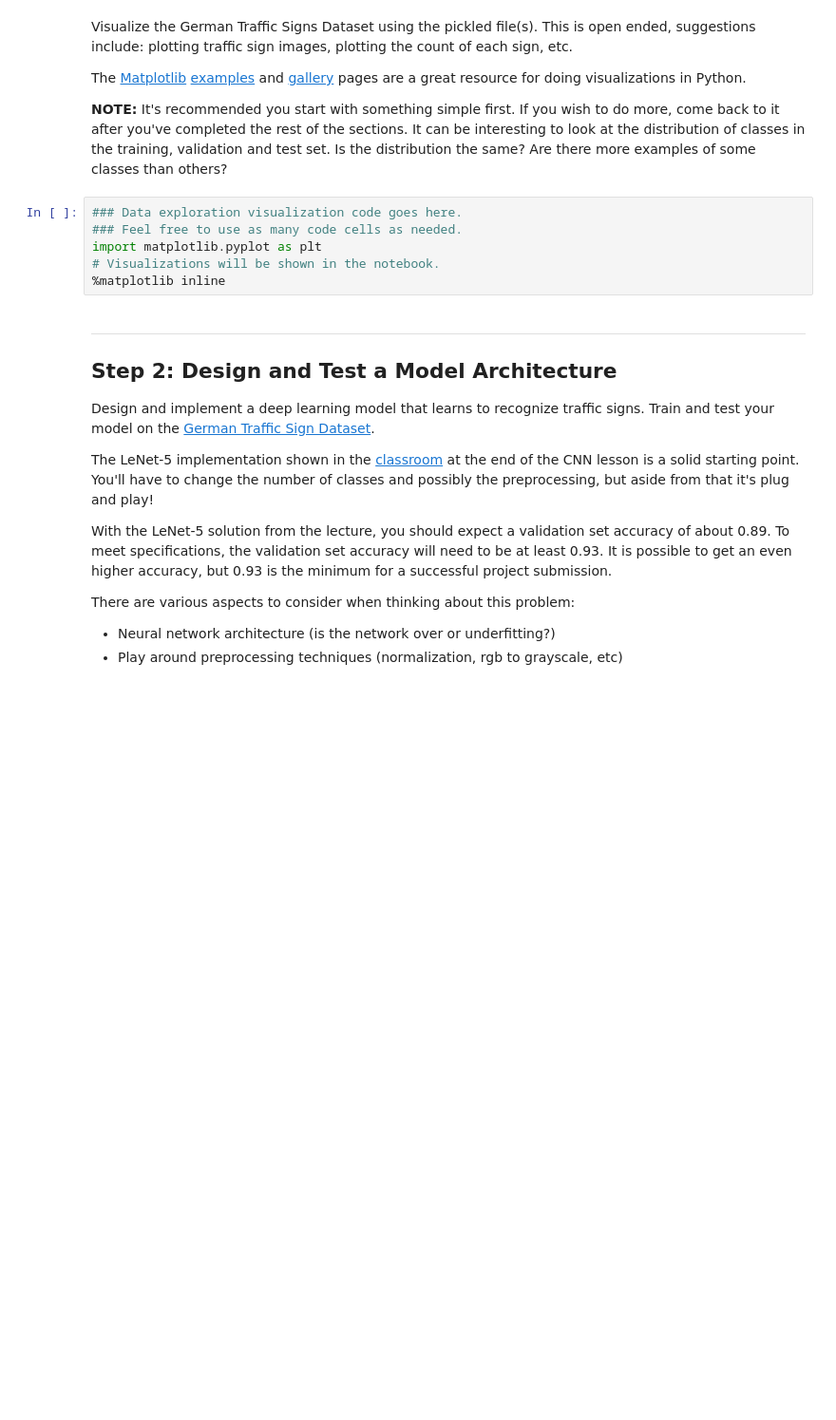
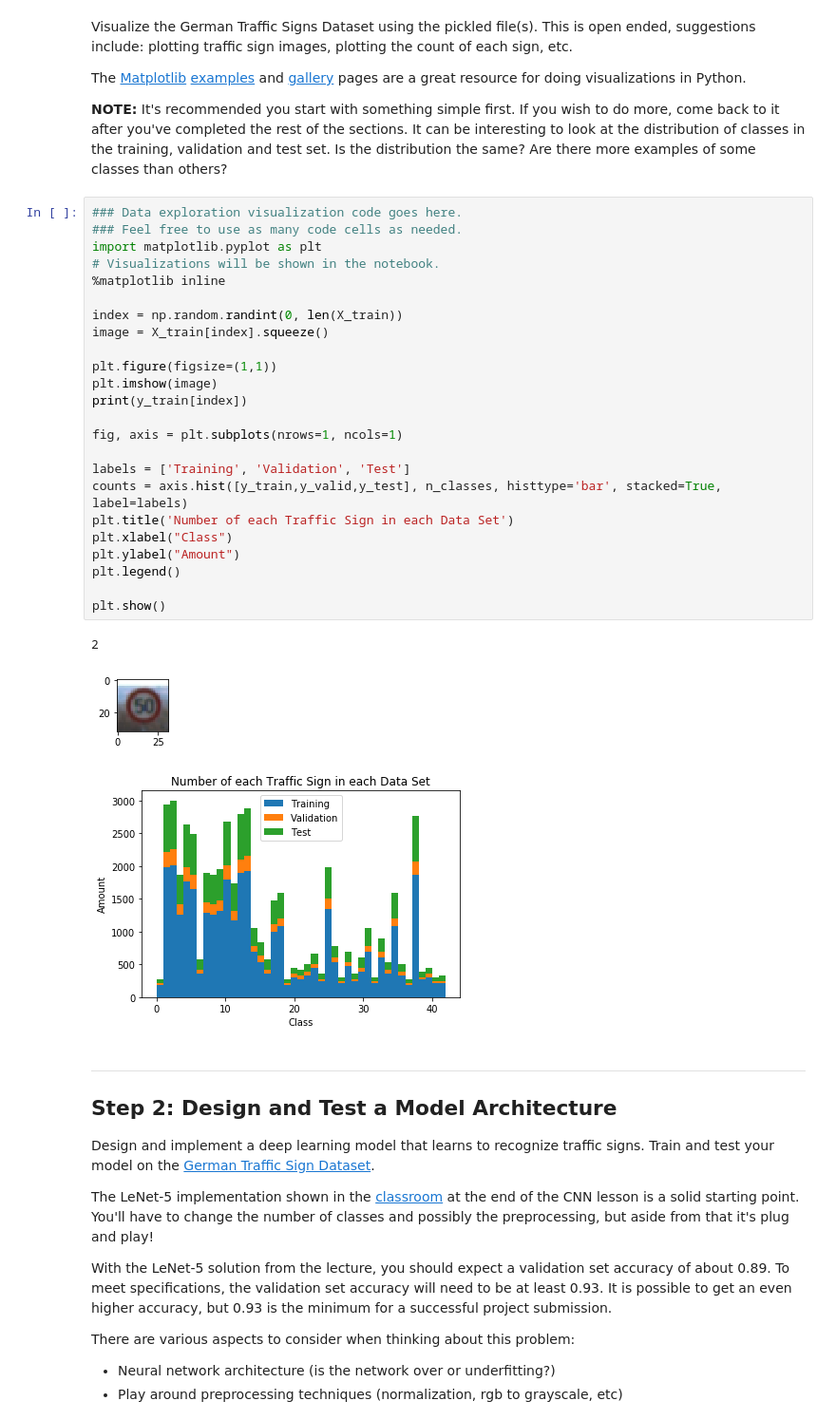
Before and after one commit to Mordequis/CarND-Traffic-Sign-Classifier-Project, a Jupyter notebook: Traffic_Sign_Classifier.ipynb, the cells around one changed output. Shown: that part at 95% size. Saved outputs shown, nothing was run; the diff lists cells and outputs as text; blank space fills up the shorter version.

Commit message:
Visualization added

```diff
--- a/Traffic_Sign_Classifier.ipynb
+++ b/Traffic_Sign_Classifier.ipynb
@@ -89,9 +95,31 @@ The [Matplotlib](http://matplotlib.org/) [examples](http://matplotlib.org/exampl
 # %%
 ### Data exploration visualization code goes here.
 ### Feel free to use as many code cells as needed.
 import matplotlib.pyplot as plt
 # Visualizations will be shown in the notebook.
 %matplotlib inline
+
+index = np.random.randint(0, len(X_train))
+image = X_train[index].squeeze()
+
+plt.figure(figsize=(1,1))
+plt.imshow(image)
+print(y_train[index])
+
+fig, axis = plt.subplots(nrows=1, ncols=1)
+
+labels = ['Training', 'Validation', 'Test']
+counts = axis.hist([y_train,y_valid,y_test], n_classes, histtype='bar', stacked=True, label=labels)
+plt.title('Number of each Traffic Sign in each Data Set')
+plt.xlabel("Class")
+plt.ylabel("Amount")
+plt.legend()
+
+plt.show()
+# %% [output]
+2
+[figure, added]
+[figure, added]
 # %% [markdown]
 ----
 
```
Also changed, not shown: parts of 9 cells of this notebook, 3 other files.
